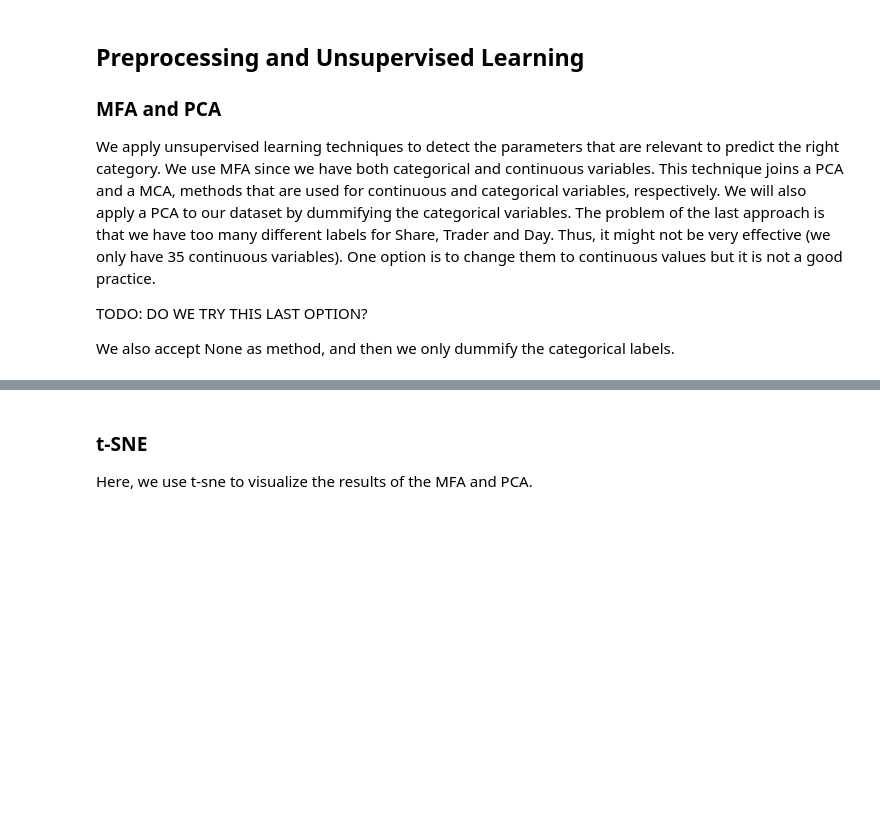
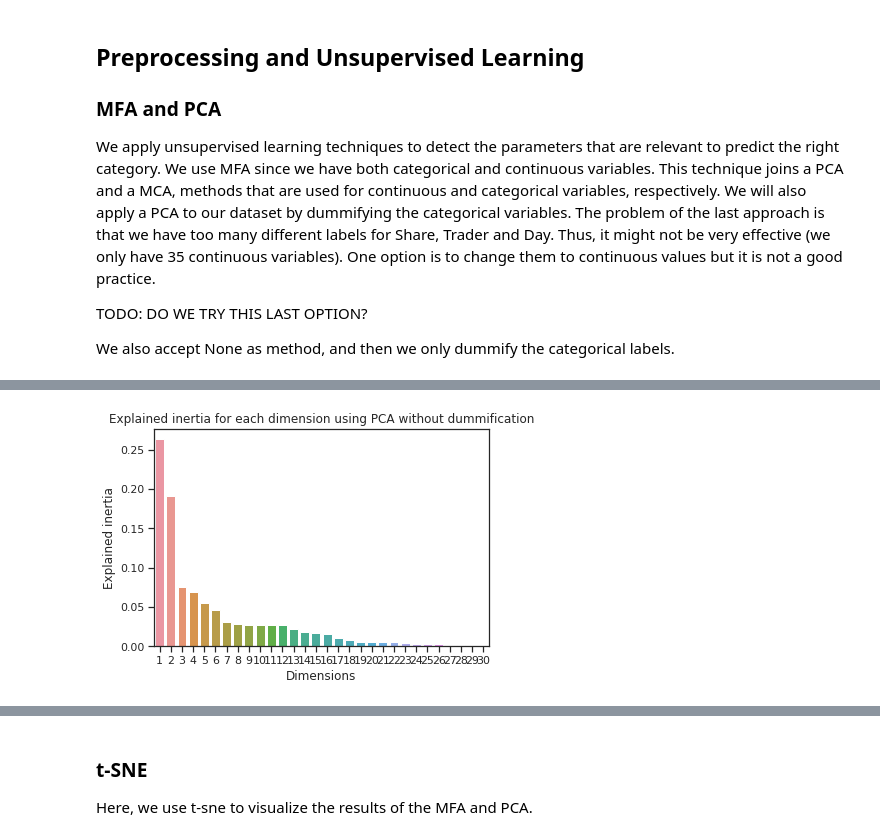
Before and after one commit to aliciafmachado/amf-challenge, a Jupyter notebook: Project_INF569.ipynb, the cells around one changed output, grey strips where cells are left out. Cells and saved outputs as stored; diff of their text form; code cells hidden in the pictures; blank space fills up the shorter version.

```diff
--- a/Project_INF569.ipynb
+++ b/Project_INF569.ipynb
@@ -246,0 +244,4 @@ plot_embedding_space(X_emb_pca, train_y_df, method='PCA')
+# %%
+plot_explained_inertia(transform_pca, method="PCA")
+# %% [output]
+[figure, added]
```
Also changed, not shown: parts of 14 cells of this notebook.
